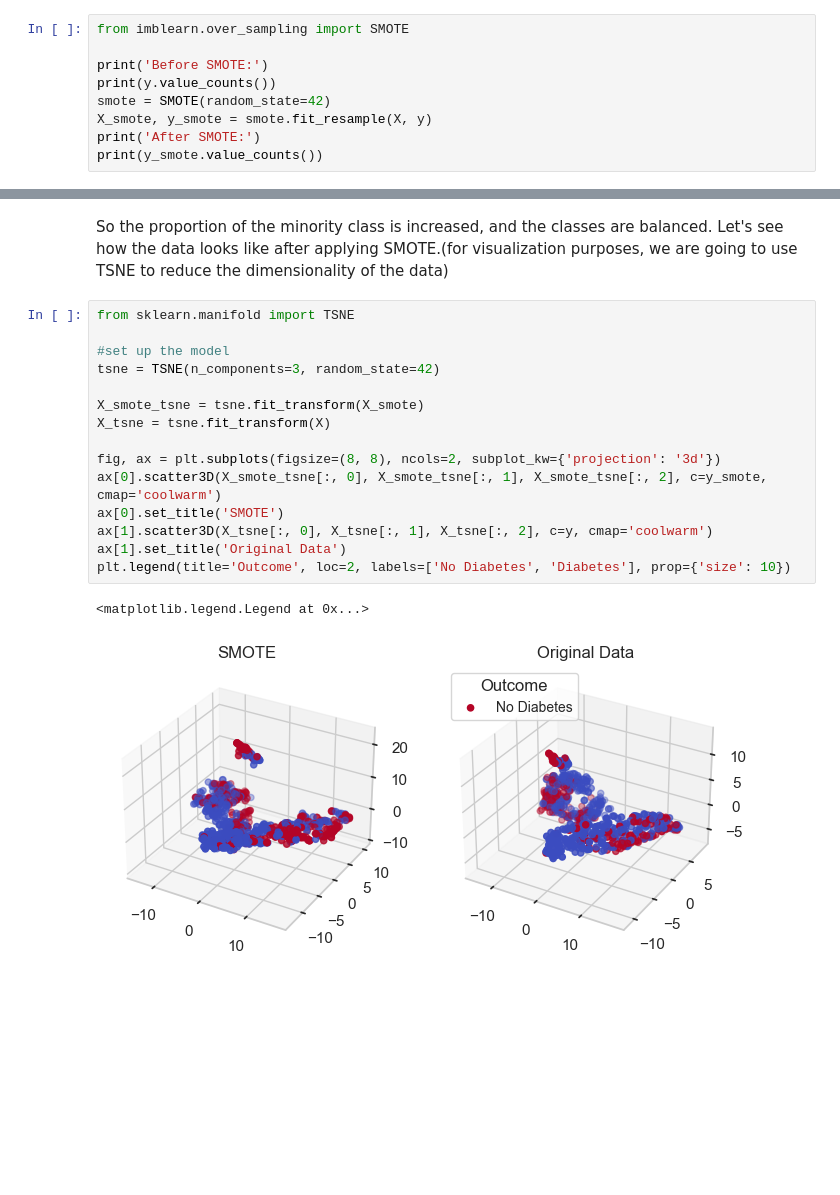
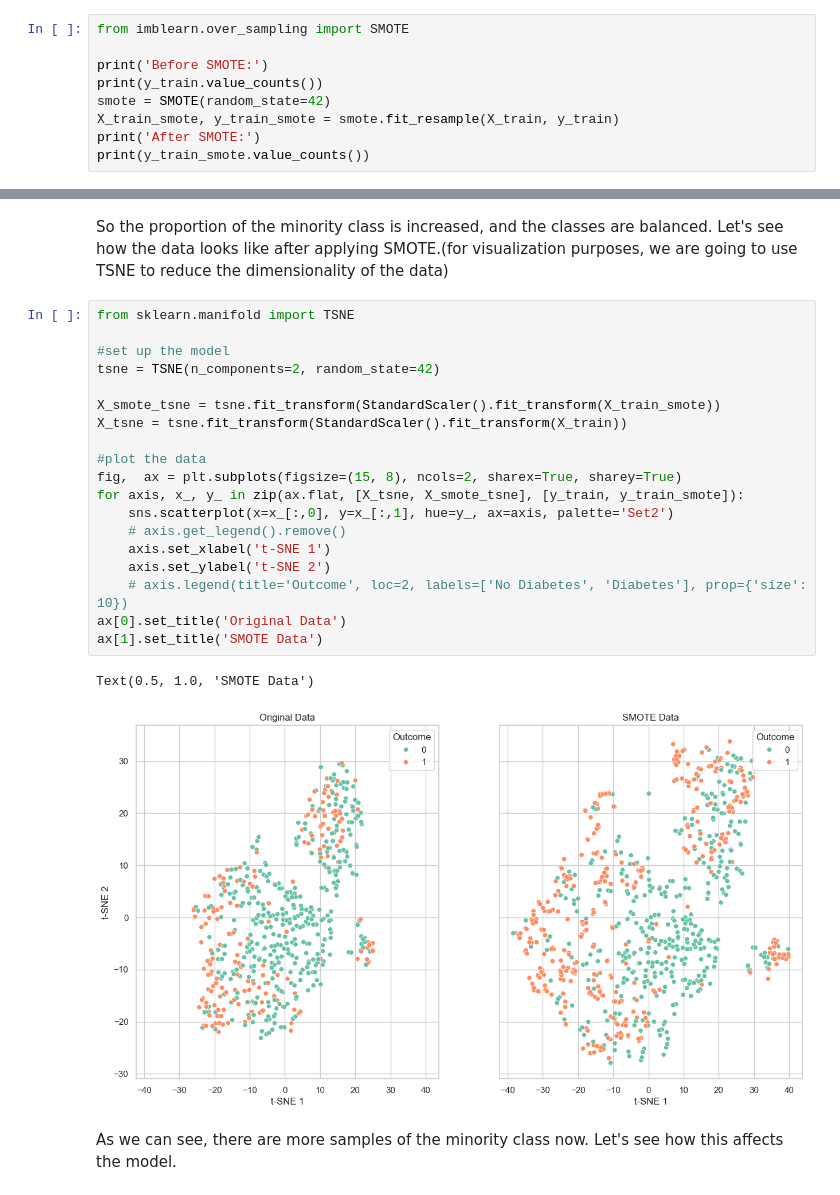
Before and after one commit to JuanDa14Sa/Diabetes-prediction, a Jupyter notebook: diabetes_prediction.ipynb, the cells around one changed output, grey strips where cells are left out. Drawn from its saved outputs; the diff is of its cells as text; blank space fills up the shorter version.

Commit message:
Fix data leakage and improved  metrics

```diff
--- a/diabetes_prediction.ipynb
+++ b/diabetes_prediction.ipynb
@@ -215,11 +216,11 @@ SMOTE is a technique that creates more samples of the minority class, so that th
 from imblearn.over_sampling import SMOTE
 
 print('Before SMOTE:')
-print(y.value_counts())
+print(y_train.value_counts())
 smote = SMOTE(random_state=42)
-X_smote, y_smote = smote.fit_resample(X, y)
+X_train_smote, y_train_smote = smote.fit_resample(X_train, y_train)
 print('After SMOTE:')
-print(y_smote.value_counts())
+print(y_train_smote.value_counts())
 # %% [output]
 Before SMOTE:
 Outcome
@@ -237,18 +238,24 @@ Let's see how the data looks like after applying SMOTE.(for visualization purpos
 # %%
 from sklearn.manifold import TSNE
 
 #set up the model
-tsne = TSNE(n_components=3, random_state=42)
+tsne = TSNE(n_components=2, random_state=42)
 
-X_smote_tsne = tsne.fit_transform(X_smote)
-X_tsne = tsne.fit_transform(X)
+X_smote_tsne = tsne.fit_transform(StandardScaler().fit_transform(X_train_smote))
+X_tsne = tsne.fit_transform(StandardScaler().fit_transform(X_train))
 
-fig, ax = plt.subplots(figsize=(8, 8), ncols=2, subplot_kw={'projection': '3d'})
-ax[0].scatter3D(X_smote_tsne[:, 0], X_smote_tsne[:, 1], X_smote_tsne[:, 2], c=y_smote, cmap='coolwarm')
-ax[0].set_title('SMOTE')
-ax[1].scatter3D(X_tsne[:, 0], X_tsne[:, 1], X_tsne[:, 2], c=y, cmap='coolwarm')
-ax[1].set_title('Original Data')
-plt.legend(title='Outcome', loc=2, labels=['No Diabetes', 'Diabetes'], prop={'size': 10})
+#plot the data
+fig,  ax = plt.subplots(figsize=(15, 8), ncols=2, sharex=True, sharey=True)
+for axis, x_, y_ in zip(ax.flat, [X_tsne, X_smote_tsne], [y_train, y_train_smote]):
+    sns.scatterplot(x=x_[:,0], y=x_[:,1], hue=y_, ax=axis, palette='Set2')
+    # axis.get_legend().remove()
+    axis.set_xlabel('t-SNE 1')
+    axis.set_ylabel('t-SNE 2')
+    # axis.legend(title='Outcome', loc=2, labels=['No Diabetes', 'Diabetes'], prop={'size': 10})
+ax[0].set_title('Original Data')
+ax[1].set_title('SMOTE Data')
 # %% [output]
-<matplotlib.legend.Legend at 0x...>
+Text(0.5, 1.0, 'SMOTE Data')
-[figure, old version]
+[figure, new version]
+# %% [markdown]
+As we can see, there are more samples of the minority class now. Let's see how this affects the model.
```
Also changed, not shown: parts of 5 cells of this notebook.
